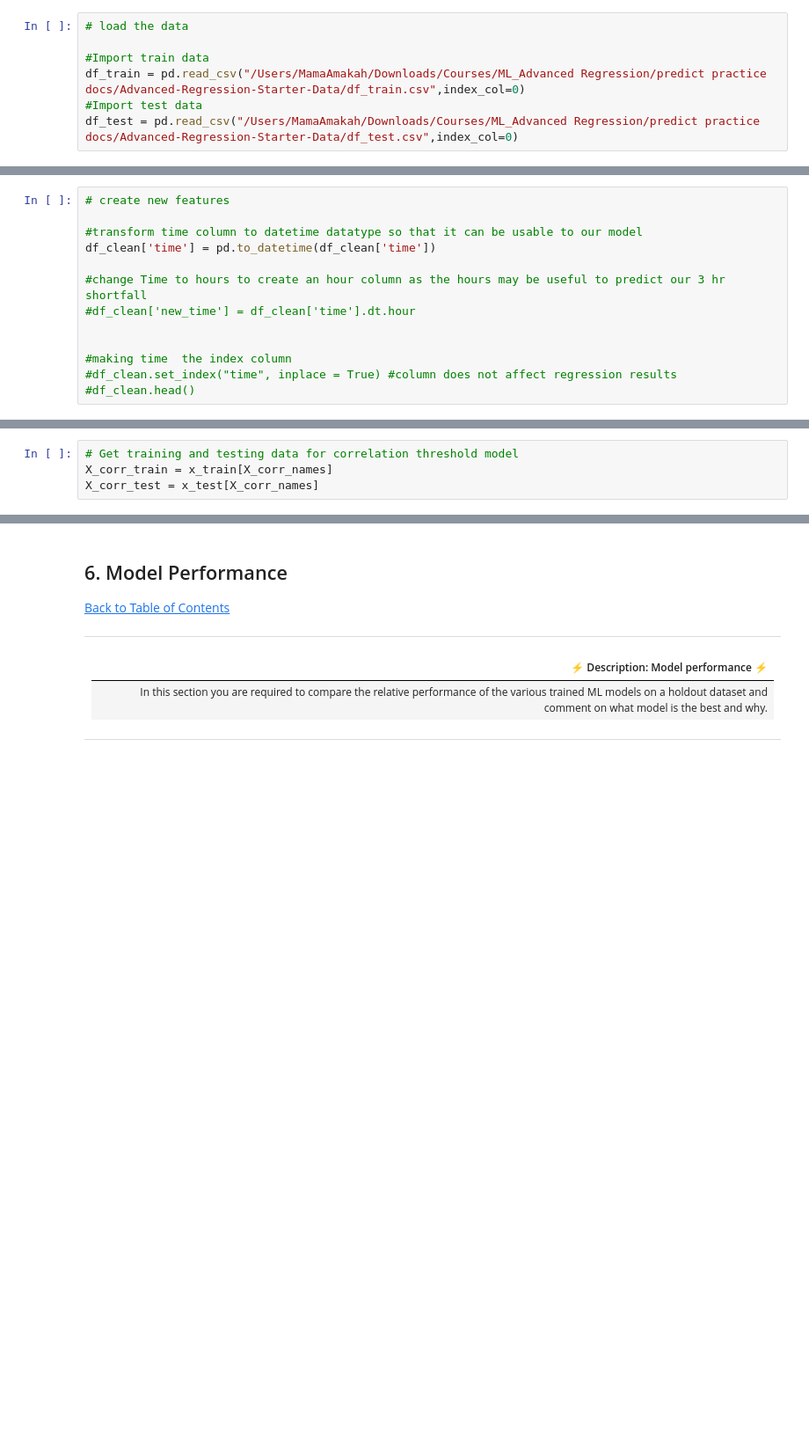
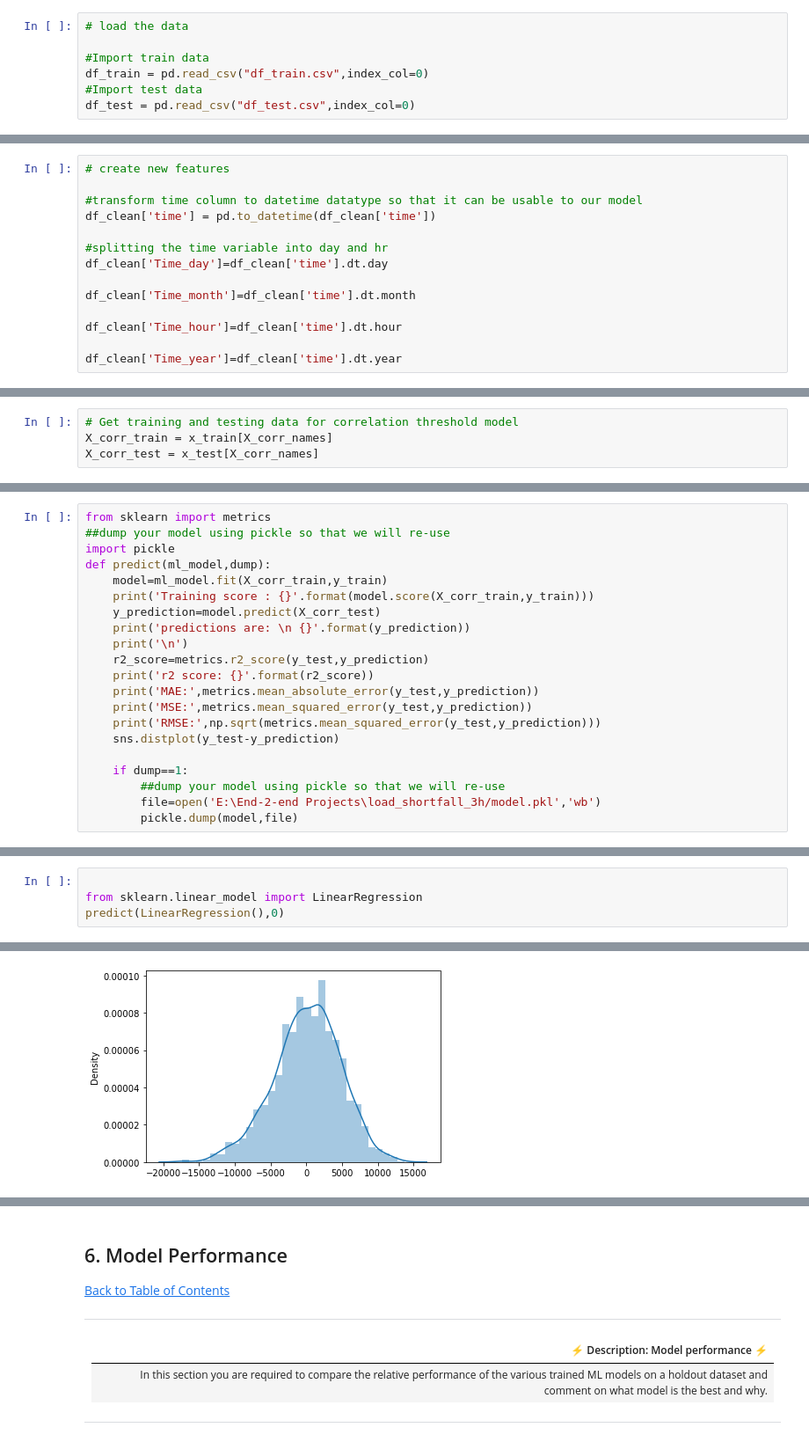
Before and after one commit to JTsiri10/load-shortfall-regression-predict-api, a Jupyter notebook: starter-notebook-Copy1.ipynb, the cells around one changed output, grey strips where cells are left out. Shown at 88% size. Saved outputs shown, nothing was run; the diff lists cells and outputs as text; blank space fills up the shorter version.

Commit message:
Add features and combine models

```diff
--- a/starter-notebook-Copy1.ipynb
+++ b/starter-notebook-Copy1.ipynb
@@ -89,9 +89,9 @@ warnings.filterwarnings('ignore')
 # load the data
 
 #Import train data
-df_train = pd.read_csv("/Users/MamaAmakah/Downloads/Courses/ML_Advanced Regression/predict practice docs/Advanced-Regression-Starter-Data/df_train.csv",index_col=0)
+df_train = pd.read_csv("df_train.csv",index_col=0)
 #Import test data
-df_test = pd.read_csv("/Users/MamaAmakah/Downloads/Courses/ML_Advanced Regression/predict practice docs/Advanced-Regression-Starter-Data/df_test.csv",index_col=0)
+df_test = pd.read_csv("df_test.csv",index_col=0)
 # %% [markdown]
 <a id="three"></a>
 ## 3. Exploratory Data Analysis (EDA)
@@ -456,13 +457,14 @@ dtype: object
 #transform time column to datetime datatype so that it can be usable to our model
 df_clean['time'] = pd.to_datetime(df_clean['time'])
 
-#change Time to hours to create an hour column as the hours may be useful to predict our 3 hr shortfall
-#df_clean['new_time'] = df_clean['time'].dt.hour
+#splitting the time variable into day and hr
+df_clean['Time_day']=df_clean['time'].dt.day
 
+df_clean['Time_month']=df_clean['time'].dt.month
 
-#making time  the index column
-#df_clean.set_index("time", inplace = True) #column does not affect regression results
-#df_clean.head()
+df_clean['Time_hour']=df_clean['time'].dt.hour
+
+df_clean['Time_year']=df_clean['time'].dt.year
 # %%
 df_clean = df_clean.drop(['time'], axis = 1)
 # %%
@@ -556,2 +554,23 @@ regressor=RandomForestRegressor(n_estimators=100,random_state=0)
+# %%
+from sklearn import metrics
+##dump your model using pickle so that we will re-use
+import pickle
+def predict(ml_model,dump):
+    model=ml_model.fit(X_corr_train,y_train)
+    print('Training score : {}'.format(model.score(X_corr_train,y_train)))
+    y_prediction=model.predict(X_corr_test)
+    print('predictions are: \n {}'.format(y_prediction))
+    print('\n')
+    r2_score=metrics.r2_score(y_test,y_prediction)
+    print('r2 score: {}'.format(r2_score))
+    print('MAE:',metrics.mean_absolute_error(y_test,y_prediction))
+    print('MSE:',metrics.mean_squared_error(y_test,y_prediction))
+    print('RMSE:',np.sqrt(metrics.mean_squared_error(y_test,y_prediction)))
+    sns.distplot(y_test-y_prediction)
+
+    if dump==1:
+        ##dump your model using pickle so that we will re-use
+        file=open('E:\End-2-end Projects\load_shortfall_3h/model.pkl','wb')
+        pickle.dump(model,file)
 # %%
 #Make prediction
@@ -560,0 +592,5 @@ preds = regressor.predict(X_corr_test)
+# %%
+
+from sklearn.linear_model import LinearRegression
+predict(LinearRegression(),0)
+# %% [output]
@@ -560,0 +612 @@ preds = regressor.predict(X_corr_test)
+[figure, added]
```
Also changed, not shown: parts of 15 cells of this notebook, 1 other file.
